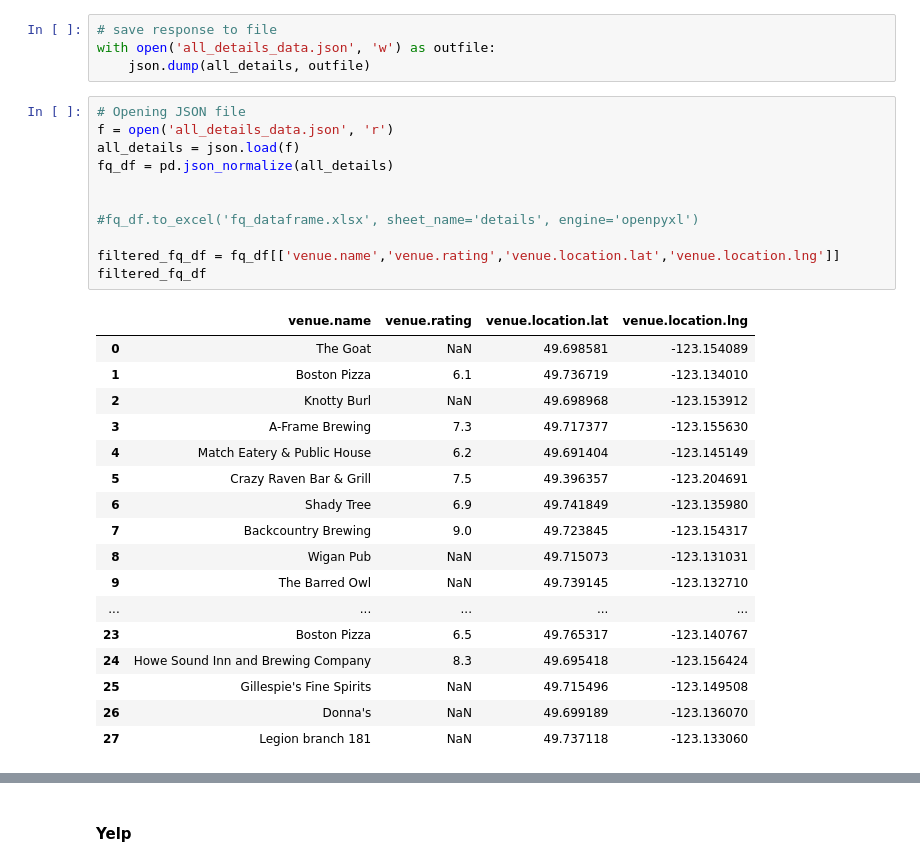
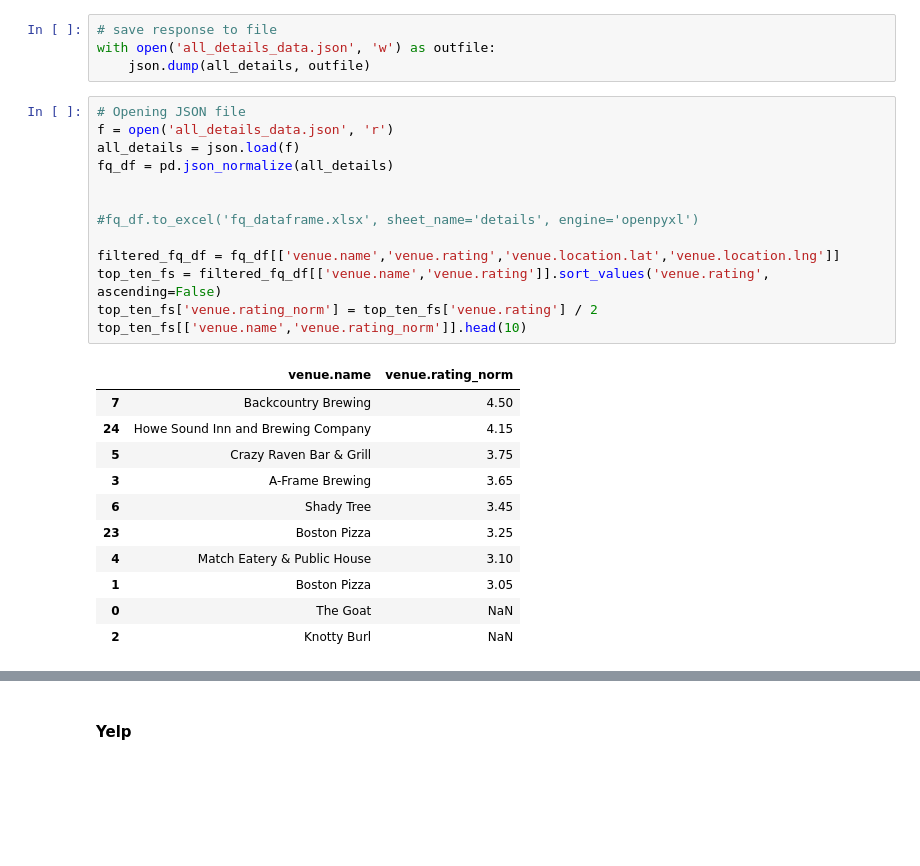
Before and after one commit to KyleKulas/lighthouse_data_notes, a Jupyter notebook: Week_2/mini-project-II-master/mini_project2_kylekulas.ipynb, the cells around one changed output, grey strips where cells are left out. Cells and saved outputs as stored; diff of their text form; blank space fills up the shorter version.

```diff
--- a/Week_2/mini-project-II-master/mini_project2_kylekulas.ipynb
+++ b/Week_2/mini-project-II-master/mini_project2_kylekulas.ipynb
@@ -174,32 +195,28 @@ with open('all_details_data.json', 'w') as outfile:
 # %%
 # Opening JSON file
 f = open('all_details_data.json', 'r')
 all_details = json.load(f)
 fq_df = pd.json_normalize(all_details)
 
 
 #fq_df.to_excel('fq_dataframe.xlsx', sheet_name='details', engine='openpyxl')
 
 filtered_fq_df = fq_df[['venue.name','venue.rating','venue.location.lat','venue.location.lng']]
-filtered_fq_df
+top_ten_fs = filtered_fq_df[['venue.name','venue.rating']].sort_values('venue.rating', ascending=False)
+top_ten_fs['venue.rating_norm'] = top_ten_fs['venue.rating'] / 2
+top_ten_fs[['venue.name','venue.rating_norm']].head(10)
 # %% [output]
-|  | venue.name | venue.rating | venue.location.lat | venue.location.lng |
-| 0 | The Goat | NaN | 49.698581 | -123.154089 |
-| 1 | Boston Pizza | 6.1 | 49.736719 | -123.134010 |
-| 2 | Knotty Burl | NaN | 49.698968 | -123.153912 |
-| 3 | A-Frame Brewing | 7.3 | 49.717377 | -123.155630 |
-| 4 | Match Eatery & Public House | 6.2 | 49.691404 | -123.145149 |
-| 5 | Crazy Raven Bar & Grill | 7.5 | 49.396357 | -123.204691 |
-| 6 | Shady Tree | 6.9 | 49.741849 | -123.135980 |
-| 7 | Backcountry Brewing | 9.0 | 49.723845 | -123.154317 |
-| 8 | Wigan Pub | NaN | 49.715073 | -123.131031 |
-| 9 | The Barred Owl | NaN | 49.739145 | -123.132710 |
-| ... | ... | ... | ... | ... |
-| 23 | Boston Pizza | 6.5 | 49.765317 | -123.140767 |
-| 24 | Howe Sound Inn and Brewing Company | 8.3 | 49.695418 | -123.156424 |
-| 25 | Gillespie's Fine Spirits | NaN | 49.715496 | -123.149508 |
-| 26 | Donna's | NaN | 49.699189 | -123.136070 |
-| 27 | Legion branch 181 | NaN | 49.737118 | -123.133060 |
+|  | venue.name | venue.rating_norm |
+| 7 | Backcountry Brewing | 4.50 |
+| 24 | Howe Sound Inn and Brewing Company | 4.15 |
+| 5 | Crazy Raven Bar & Grill | 3.75 |
+| 3 | A-Frame Brewing | 3.65 |
+| 6 | Shady Tree | 3.45 |
+| 23 | Boston Pizza | 3.25 |
+| 4 | Match Eatery & Public House | 3.10 |
+| 1 | Boston Pizza | 3.05 |
+| 0 | The Goat | NaN |
+| 2 | Knotty Burl | NaN |
 # %%
 # Opening JSON file
 f = open('all_details_data.json', 'r')
```
Also changed, not shown: parts of 12 cells of this notebook, 18 other files.
